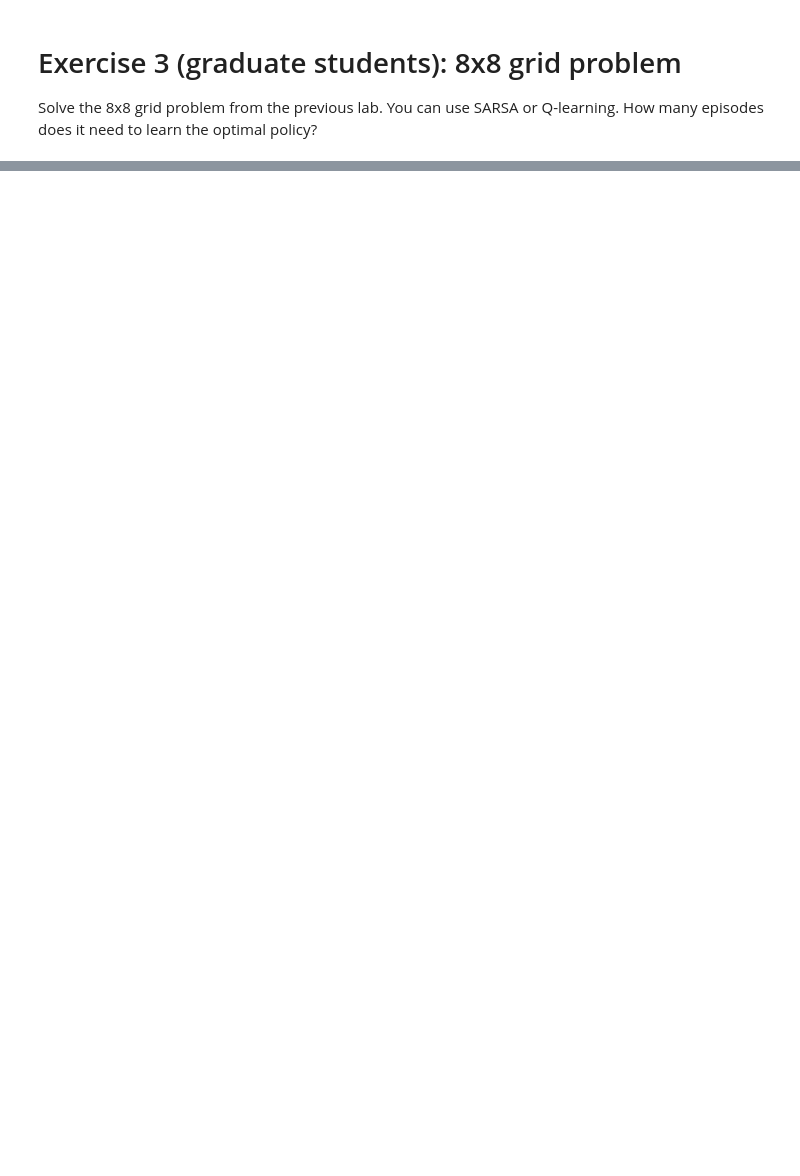
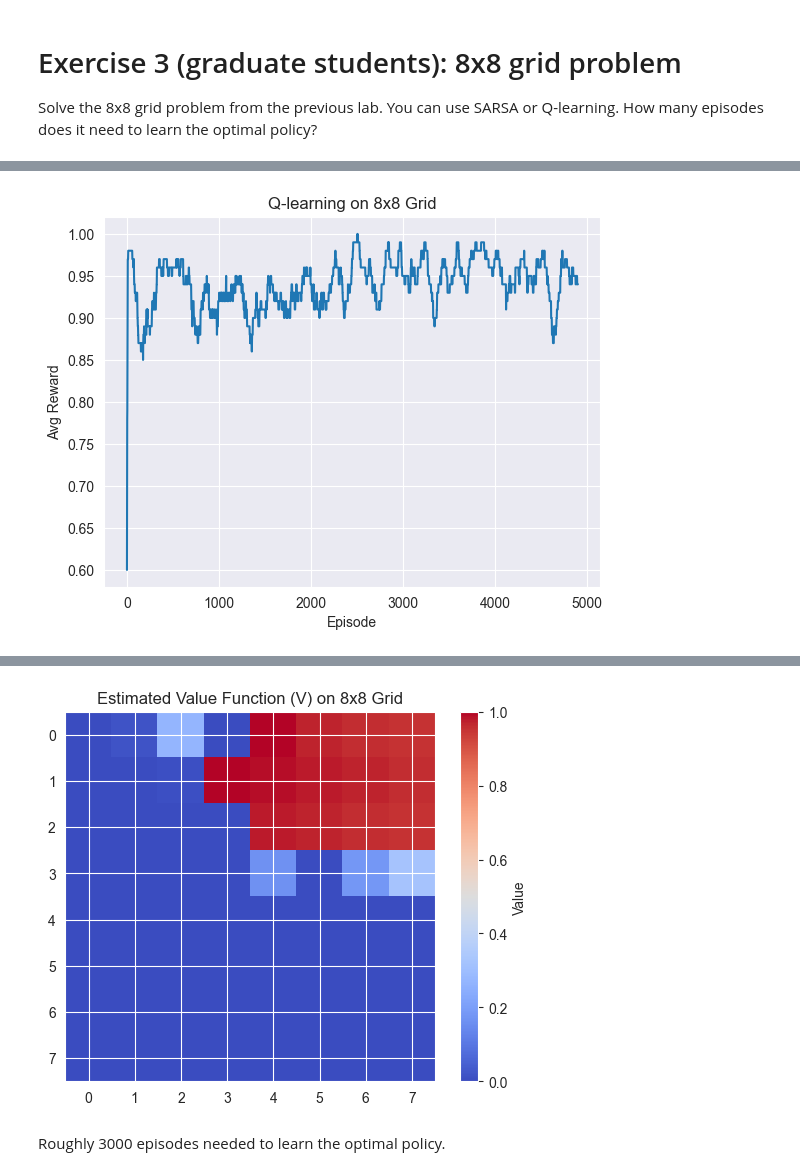
Before and after one commit to TongshuWu1/RL_CSE337_TonyWu, a Jupyter notebook: lab3_TD_Learning.ipynb, the cells around one changed output, grey strips where cells are left out. Drawn from its saved outputs; the diff is of its cells as text; code cells hidden in the pictures; blank space fills up the shorter version.

```diff
--- a/lab3_TD_Learning.ipynb
+++ b/lab3_TD_Learning.ipynb
@@ -267,0 +290,74 @@ Solve the 8x8 grid problem from the previous lab. You can use SARSA or Q-learnin
+# %%
+import gymnasium as gym
+import gym_simplegrid
+import numpy as np
+import random
+import matplotlib.pyplot as plt
+
+
+START_LOC, GOAL_LOC = 15, 3
+options = {'start_loc': START_LOC, 'goal_loc': GOAL_LOC}
+env = gym.make('SimpleGrid-8x8-v0', render_mode=None)
+
+n_states = env.observation_space.n
+n_actions = env.action_space.n
+
+alpha = 0.1
+gamma = 0.99
+epsilon = 0.1
+episodes = 5000
+
+Q = np.zeros((n_states, n_actions))
+rewards_per_episode = []
+
+def epsilon_greedy(state):
+    if random.uniform(0, 1) < epsilon:
+        return random.randint(0, n_actions - 1)
+    else:
+        return np.argmax(Q[state])
+
+for ep in range(episodes):
+    state, info = env.reset(options=options)
+    total_reward = 0
+
+    while True:
+        action = epsilon_greedy(state)
+        next_state, reward, terminated, truncated, info = env.step(action)
+
+
+        Q[state, action] += alpha * (
+            reward + gamma * np.max(Q[next_state]) - Q[state, action]
+        )
+
+        state = next_state
+        total_reward += reward
+
+        if terminated or truncated:
+            break
+
+    rewards_per_episode.append(total_reward)
+    if (ep+1) % 500 == 0:
+        print(f"Episode {ep+1}: avg reward (last 500) = {np.mean(rewards_per_episode[-500:]):.2f}")
+
+
+window = 100
+moving_avg = np.convolve(rewards_per_episode, np.ones(window)/window, mode="valid")
+plt.plot(moving_avg)
+plt.xlabel("Episode")
+plt.ylabel("Avg Reward")
+plt.title("Q-learning on 8x8 Grid")
+plt.show()
+
+# policy and value function
+V = np.max(Q, axis=1)
+V_grid = V.reshape((8, 8))
+
+print("\nEstimated Value Function (8x8 grid) under π:")
+print(np.round(V_grid, 2))
+
+
+plt.imshow(V_grid, cmap="coolwarm", origin="upper")
+plt.colorbar(label="Value")
+plt.title("Estimated Value Function (V) on 8x8 Grid")
+plt.show()
+# %% [output]
@@ -267,0 +374 @@ Solve the 8x8 grid problem from the previous lab. You can use SARSA or Q-learnin
+[figure, added]
@@ -267,0 +384,3 @@ Solve the 8x8 grid problem from the previous lab. You can use SARSA or Q-learnin
+[figure, added]
+# %% [markdown]
+Roughly 3000 episodes needed to learn the optimal policy.
```
Also changed, not shown: parts of 10 cells of this notebook.
